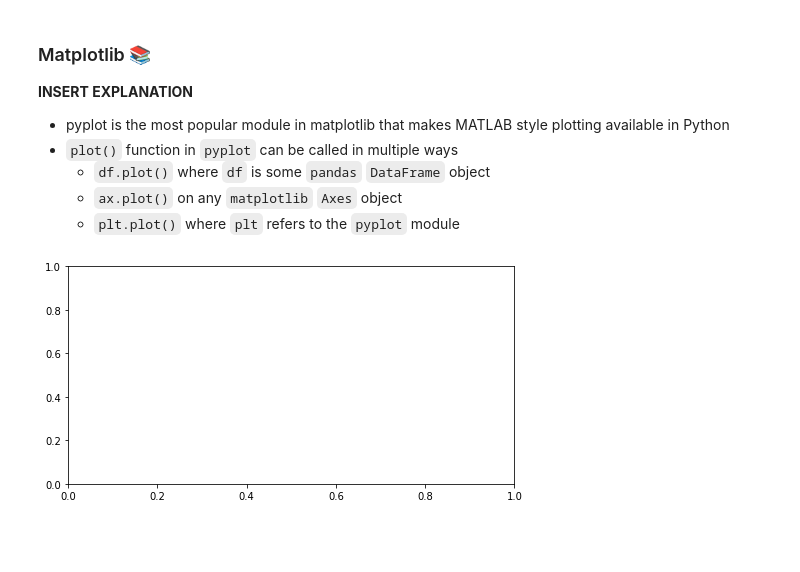
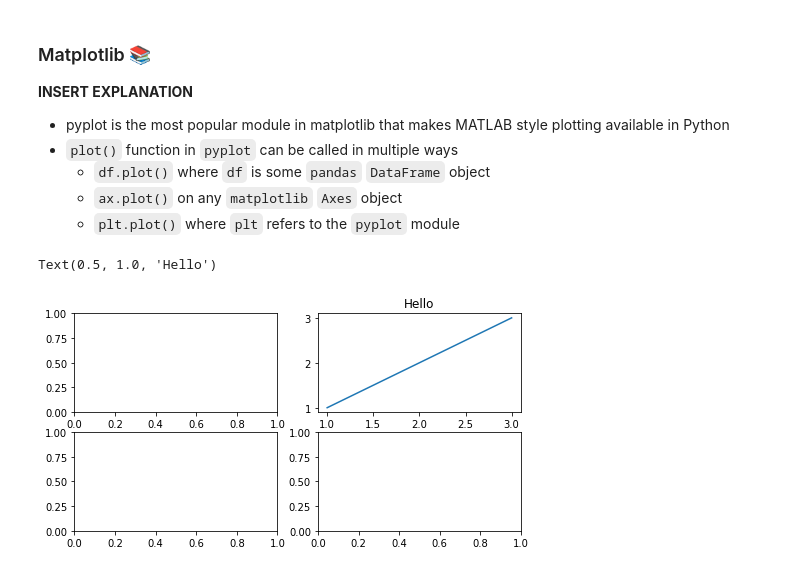
Before and after one commit to Per48edjes/Misc-DA-Prob-Stat, a Jupyter notebook: Python_2/python_data_viz.ipynb, the cells around one changed output. Saved outputs shown, nothing was run; the diff lists cells and outputs as text; code cells hidden in the pictures; blank space fills up the shorter version.

```diff
--- a/Python_2/python_data_viz.ipynb
+++ b/Python_2/python_data_viz.ipynb
@@ -135,6 +138,10 @@ _Aside: I personally always get confused between `Module`, `Package`, and `Libra
     - `ax.plot()` on any `matplotlib` `Axes` object
     - `plt.plot()` where `plt` refers to the `pyplot` module
 # %%
-fig, ax = plt.subplots(figsize=(8,4)) # this is the same as "fig, ax = plt.subplots(1, 1, figsize=(8,4))"
+fig, ax = plt.subplots(2,2,figsize=(8,4)) # this is the same as "fig, ax = plt.subplots(1, 1, figsize=(8,4))"
+
+ax[0,1].plot([1,2,3], [1,2,3])
+ax[0,1].set_title("Hello")
 # %% [output]
+Text(0.5, 1.0, 'Hello')
-[figure, old version]
+[figure, new version]
```
Also changed, not shown: parts of 3 cells of this notebook.
